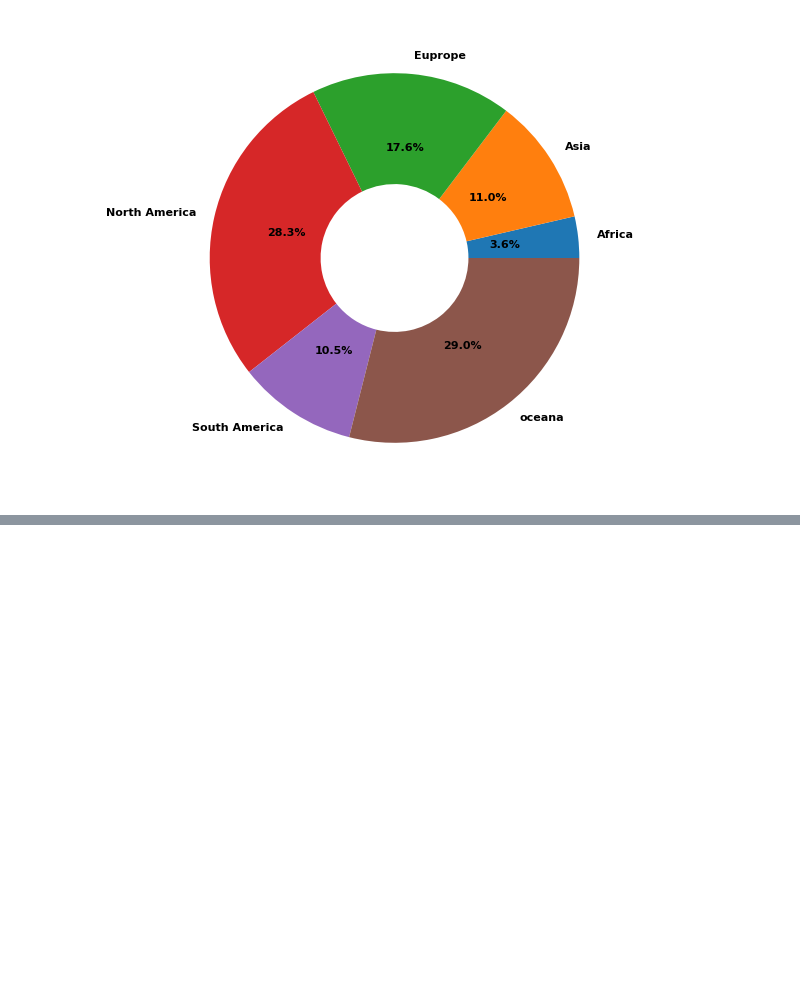
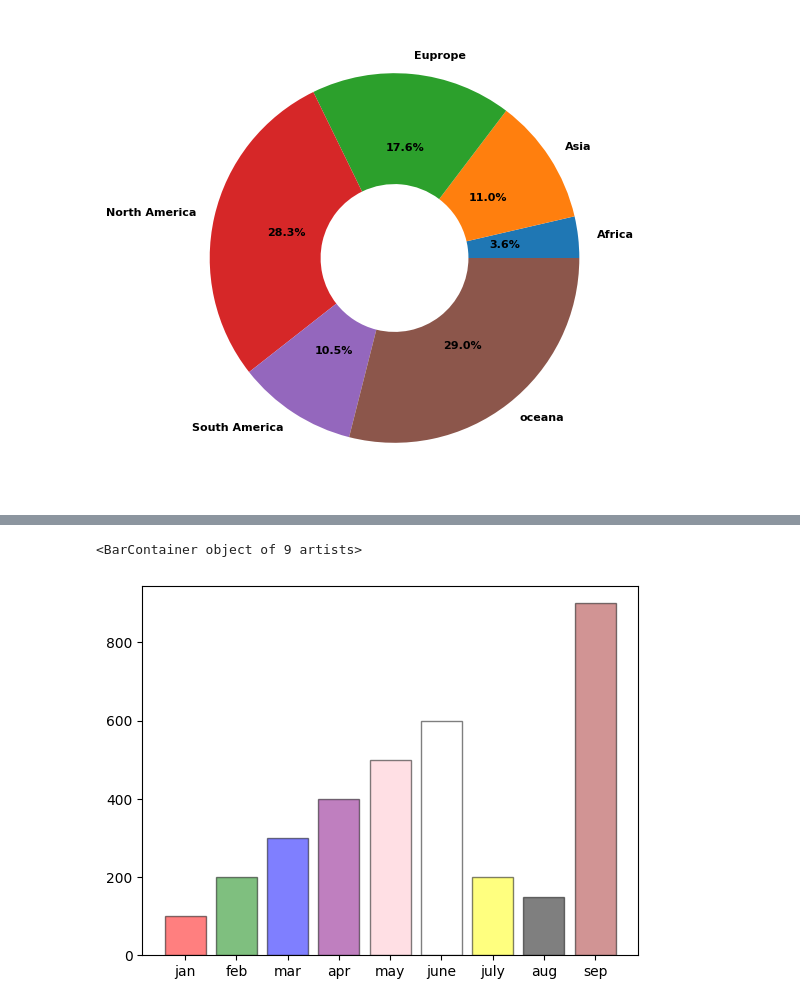
Before and after one commit to shubhankarsingh030/Digipoddium-python, a Jupyter notebook: Data_Analysis/visualization.ipynb, the cells around one changed output, grey strips where cells are left out. Cells and saved outputs as stored; diff of their text form; code cells hidden in the pictures; blank space fills up the shorter version.

```diff
--- a/Data_Analysis/visualization.ipynb
+++ b/Data_Analysis/visualization.ipynb
@@ -111,0 +134,6 @@ plt.show
+# %%
+colors = ['red','green','blue','purple','pink','white','yellow','black','brown']
+plt.bar(x=months, height=sales, color=colors, edgecolor='black', alpha=.5)
+# %% [output]
+<BarContainer object of 9 artists>
+[figure, added]
```
Also changed, not shown: parts of 11 cells of this notebook.
